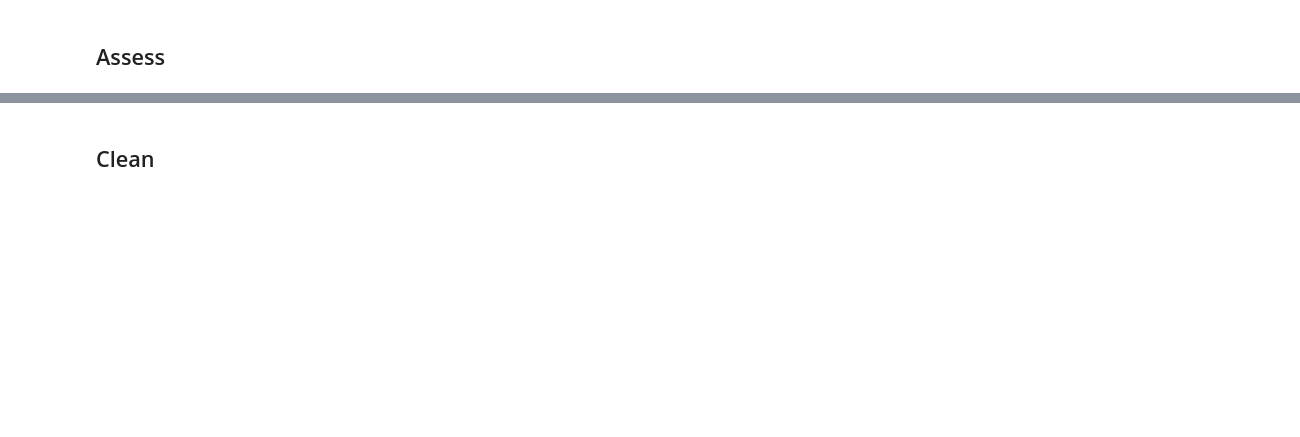
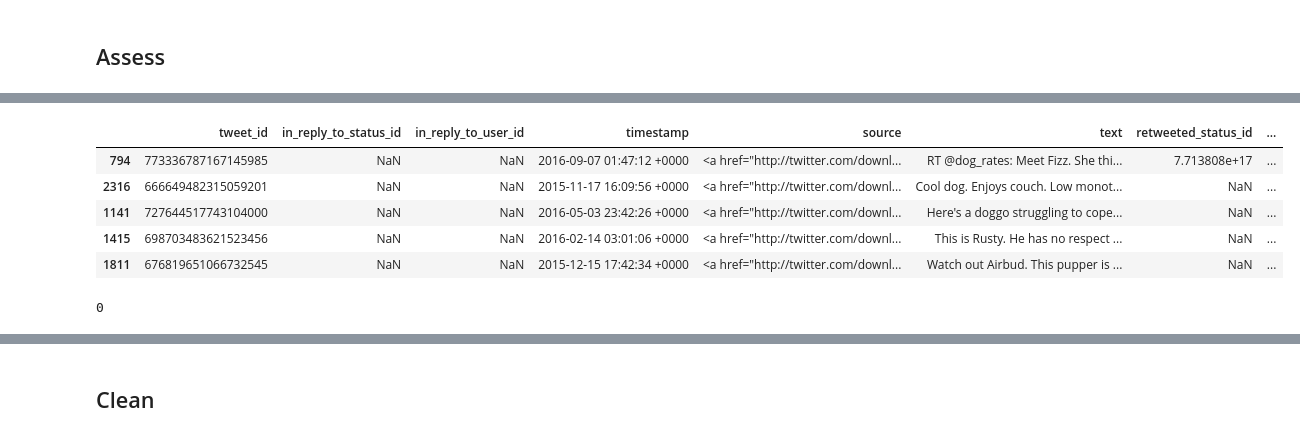
Before and after one commit to omarbassam88/we-rate-dogs, a Jupyter notebook: wrangle_act.ipynb, the cells around one changed output, grey strips where cells are left out. Cells and saved outputs as stored; diff of their text form; code cells hidden in the pictures; blank space fills up the shorter version.

```diff
--- a/wrangle_act.ipynb
+++ b/wrangle_act.ipynb
@@ -93,0 +169,13 @@ Success
+# %%
+df_archive.sample(5)
+# %% [output]
+|  | tweet_id | in_reply_to_status_id | in_reply_to_user_id | timestamp | source | text | retweeted_status_id | ... |
+| 794 | 773336787167145985 | NaN | NaN | 2016-09-07 01:47:12 +0000 | <a href="http://twitter.com/downl... | RT @dog_rates: Meet Fizz. She thi... | 7.713808e+17 | ... |
+| 2316 | 666649482315059201 | NaN | NaN | 2015-11-17 16:09:56 +0000 | <a href="http://twitter.com/downl... | Cool dog. Enjoys couch. Low monot... | NaN | ... |
+| 1141 | 727644517743104000 | NaN | NaN | 2016-05-03 23:42:26 +0000 | <a href="http://twitter.com/downl... | Here's a doggo struggling to cope... | NaN | ... |
+| 1415 | 698703483621523456 | NaN | NaN | 2016-02-14 03:01:06 +0000 | <a href="http://twitter.com/downl... | This is Rusty. He has no respect ... | NaN | ... |
+| 1811 | 676819651066732545 | NaN | NaN | 2015-12-15 17:42:34 +0000 | <a href="http://twitter.com/downl... | Watch out Airbud. This pupper is ... | NaN | ... |
+# %%
+sum(df_archive.duplicated())
+# %% [output]
+0
```
Also changed, not shown: parts of 20 cells of this notebook, 1 other file.
